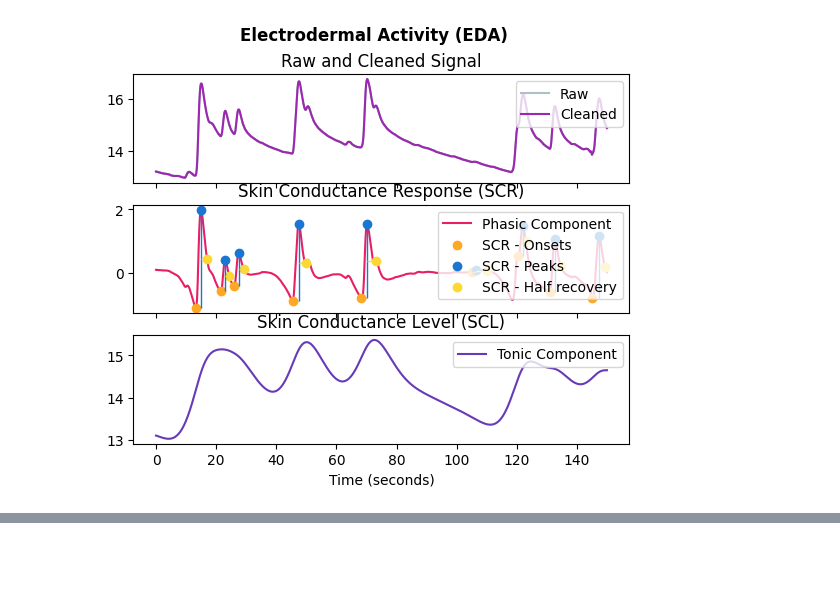
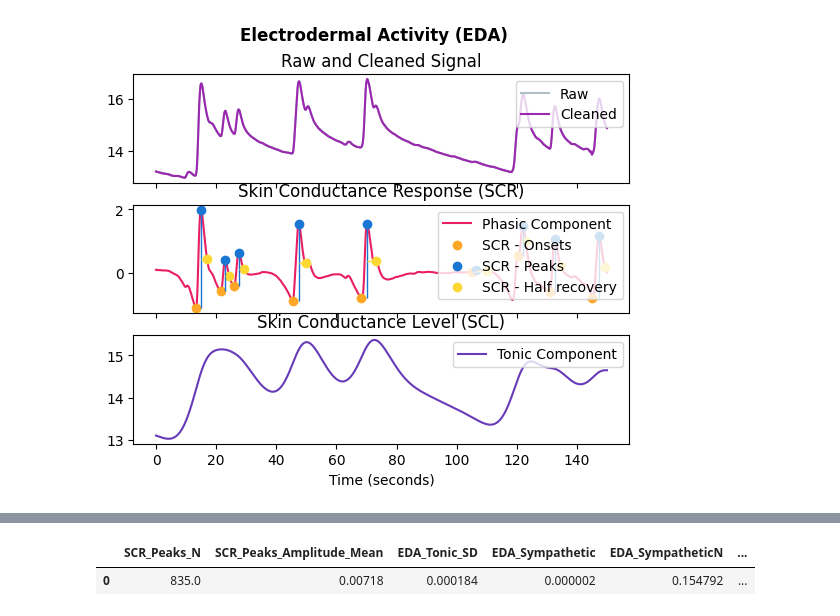
Before and after one commit to sjeung/TUB_Project-Psychophysiology, a Jupyter notebook: pp_eda_tutorial.ipynb, the cells around one changed output, grey strips where cells are left out. Cells and saved outputs as stored; diff of their text form; code cells hidden in the pictures; blank space fills up the shorter version.

```diff
--- a/pp_eda_tutorial.ipynb
+++ b/pp_eda_tutorial.ipynb
@@ -51,0 +56,6 @@ nk.eda_plot(signals, info)
+# %%
+results = nk.eda_intervalrelated(signals, sampling_rate=10)
+display(results)
+# %% [output]
+|  | SCR_Peaks_N | SCR_Peaks_Amplitude_Mean | EDA_Tonic_SD | EDA_Sympathetic | EDA_SympatheticN | ... |
+| 0 | 835.0 | 0.00718 | 0.000184 | 0.000002 | 0.154792 | ... |
```
Also changed, not shown: parts of 5 cells of this notebook, 2 other files.
